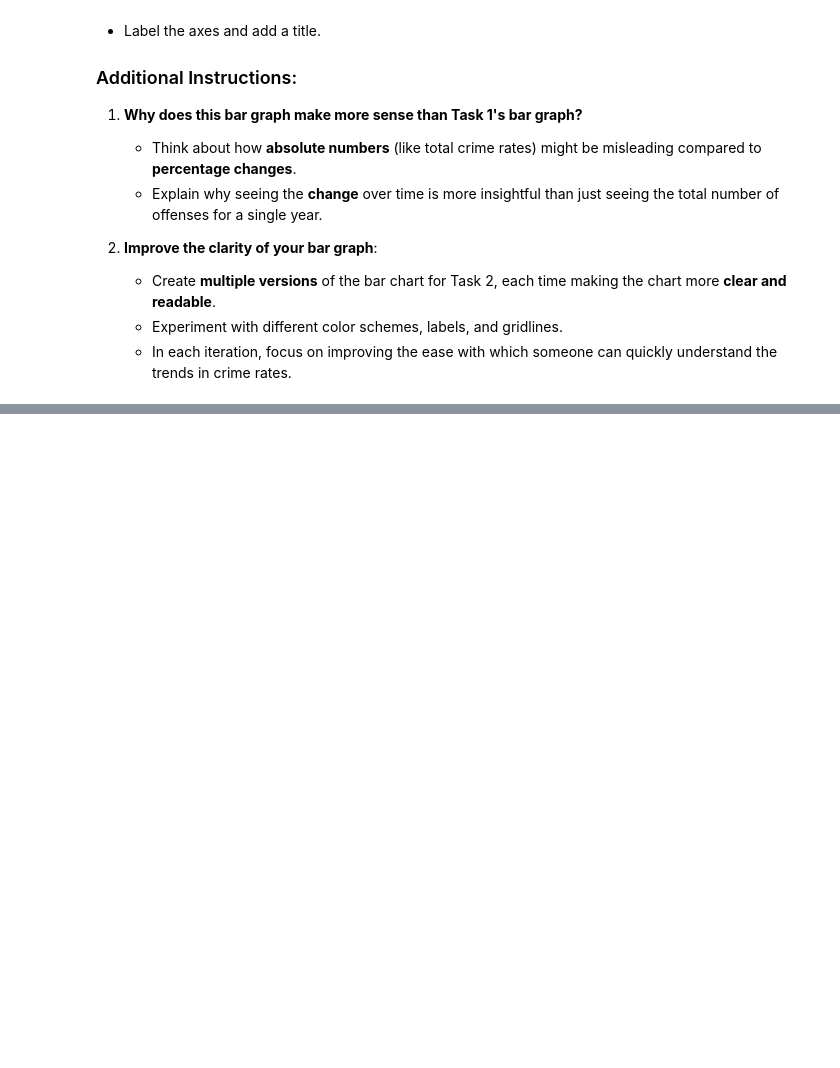
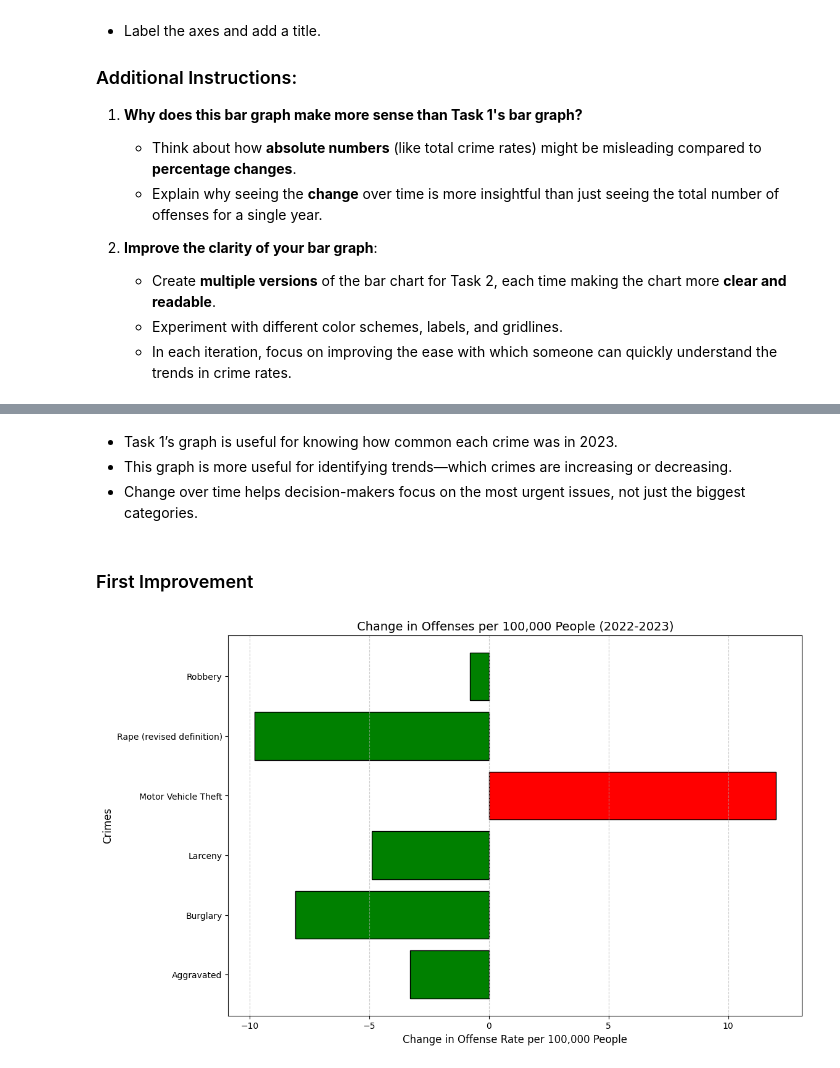
Before and after one commit to kamangirkhan/Data110, a Jupyter notebook: ArashNateghian_week4_data110_assignment.ipynb, the cells around one changed output, grey strips where cells are left out. Drawn from its saved outputs; the diff is of its cells as text; code cells hidden in the pictures; blank space fills up the shorter version.

```diff
--- a/ArashNateghian_week4_data110_assignment.ipynb
+++ b/ArashNateghian_week4_data110_assignment.ipynb
@@ -79,0 +80,22 @@ plt.show()
+# %% [markdown]
+- Task 1’s graph is useful for knowing how common each crime was in 2023.
+- This graph is more useful for identifying trends—which crimes are increasing or decreasing.
+- Change over time helps decision-makers focus on the most urgent issues, not just the biggest categories.
+# %% [markdown]
+### First Improvement
+# %%
+import matplotlib.pyplot as plt
+
+colors = ['red' if change > 0 else 'green' for change in df['Change in Offenses per 100,000 People (2022-2023)']]
+
+plt.figure(figsize=(12, 8))
+plt.barh(df['Offense'], df['Change in Offenses per 100,000 People (2022-2023)'], color=colors, edgecolor='black')
+
+plt.xlabel('Change in Offense Rate per 100,000 People', fontsize=12)
+plt.ylabel('Crimes', fontsize=12)
+plt.title('Change in Offenses per 100,000 People (2022-2023)', fontsize=14)
+plt.grid(axis='x', linestyle='--', alpha=0.7)
+
+plt.show()
+# %% [output]
+[figure, added]
```
Also changed, not shown: parts of 8 cells of this notebook.
